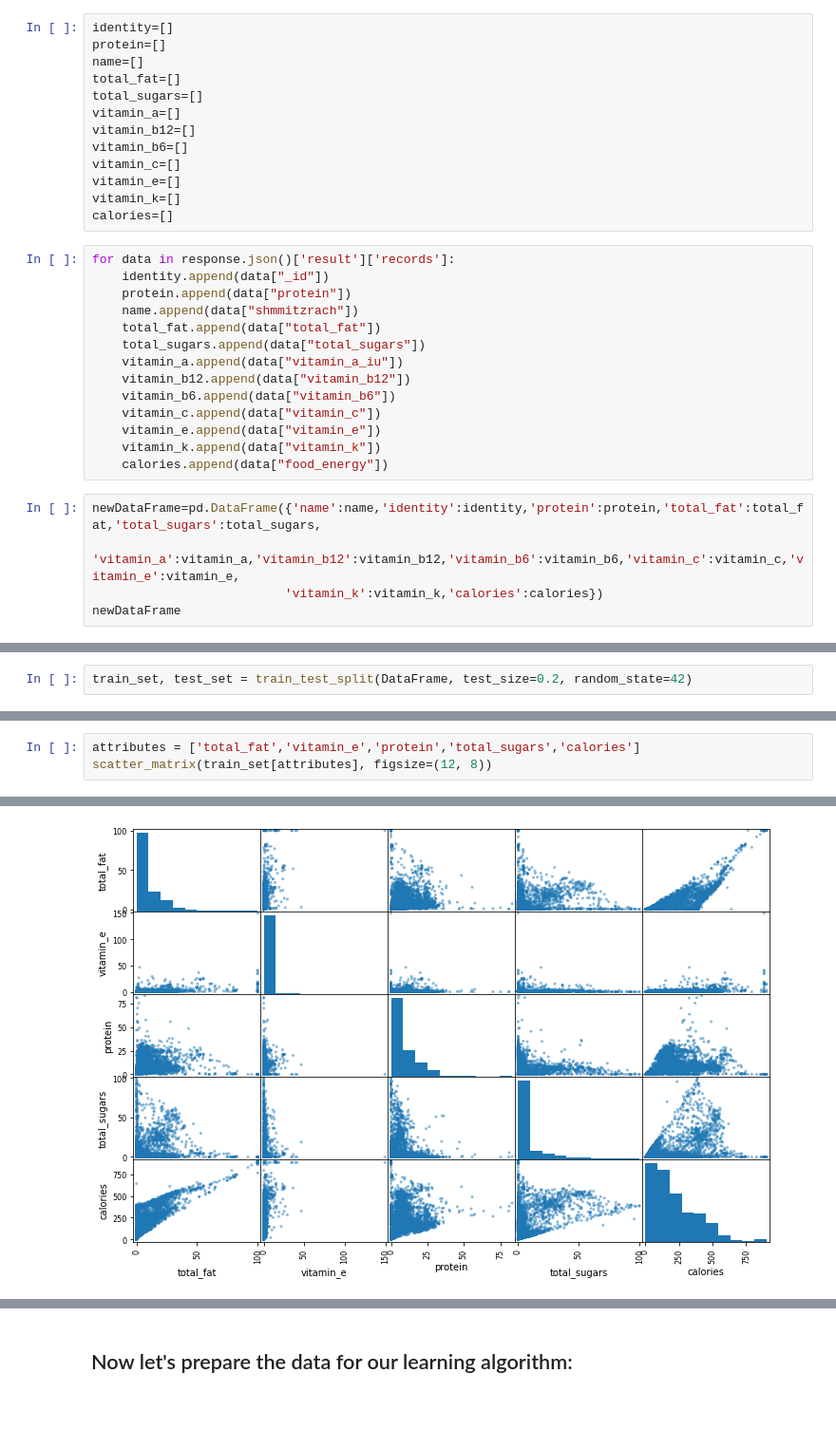
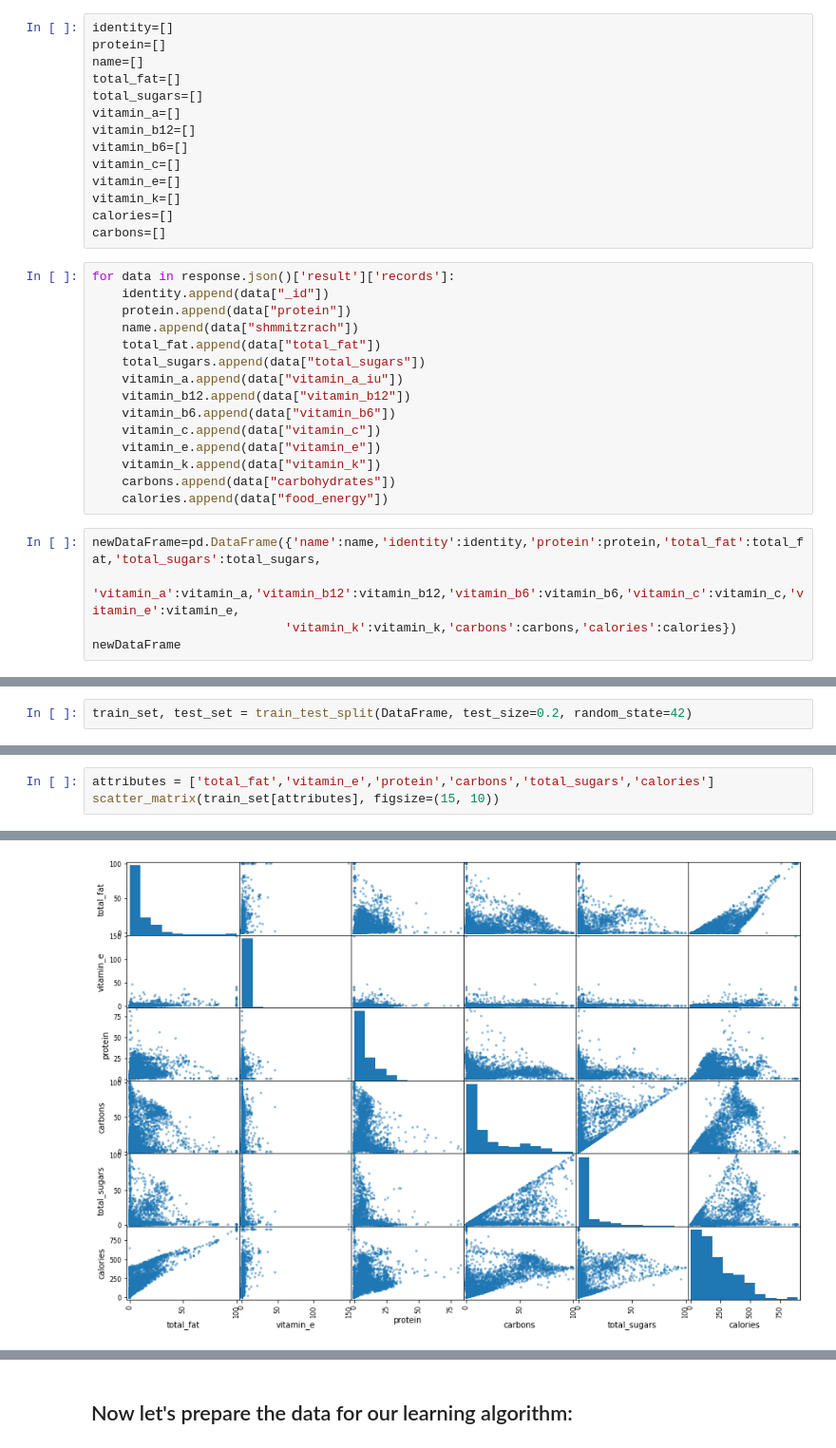
Before and after one commit to yarinl139/ProjectSemesterA, a Jupyter notebook: PYTHONFINAL.ipynb, the cells around one changed output, grey strips where cells are left out. Shown at 95% size. Drawn from its saved outputs; the diff is of its cells as text; blank space fills up the shorter version.

```diff
--- a/PYTHONFINAL.ipynb
+++ b/PYTHONFINAL.ipynb
@@ -31,6 +34,7 @@ vitamin_c=[]
 vitamin_e=[]
 vitamin_k=[]
 calories=[]
+carbons=[]
 # %%
 for data in response.json()['result']['records']:
     identity.append(data["_id"])
@@ -44,11 +48,12 @@ for data in response.json()['result']['records']:
     vitamin_c.append(data["vitamin_c"])
     vitamin_e.append(data["vitamin_e"])
     vitamin_k.append(data["vitamin_k"])
+    carbons.append(data["carbohydrates"])
     calories.append(data["food_energy"])
 # %%
 newDataFrame=pd.DataFrame({'name':name,'identity':identity,'protein':protein,'total_fat':total_fat,'total_sugars':total_sugars,
                           'vitamin_a':vitamin_a,'vitamin_b12':vitamin_b12,'vitamin_b6':vitamin_b6,'vitamin_c':vitamin_c,'vitamin_e':vitamin_e,
-                          'vitamin_k':vitamin_k,'calories':calories})
+                          'vitamin_k':vitamin_k,'carbons':carbons,'calories':calories})
 newDataFrame
 # %% [output]
 |  | name | identity | protein | total_fat | total_sugars | vitamin_a | vitamin_b12 | vitamin_b6 | vitamin_c | ... |
@@ -159,4 +166,4 @@ sns.pairplot(train_set,x_vars=['total_fat','vitamin_e','protein','total_sugars']
 # %%
-attributes = ['total_fat','vitamin_e','protein','total_sugars','calories']
-scatter_matrix(train_set[attributes], figsize=(12, 8))
+attributes = ['total_fat','vitamin_e','protein','carbons','total_sugars','calories']
+scatter_matrix(train_set[attributes], figsize=(15, 10))
 # %% [output]
@@ -180,2 +187,2 @@ array([[<matplotlib.axes._subplots.AxesSubplot object at 0x...>,
-[figure, old version]
+[figure, new version]
 # %% [markdown]
```
Also changed, not shown: parts of 92 cells of this notebook.
